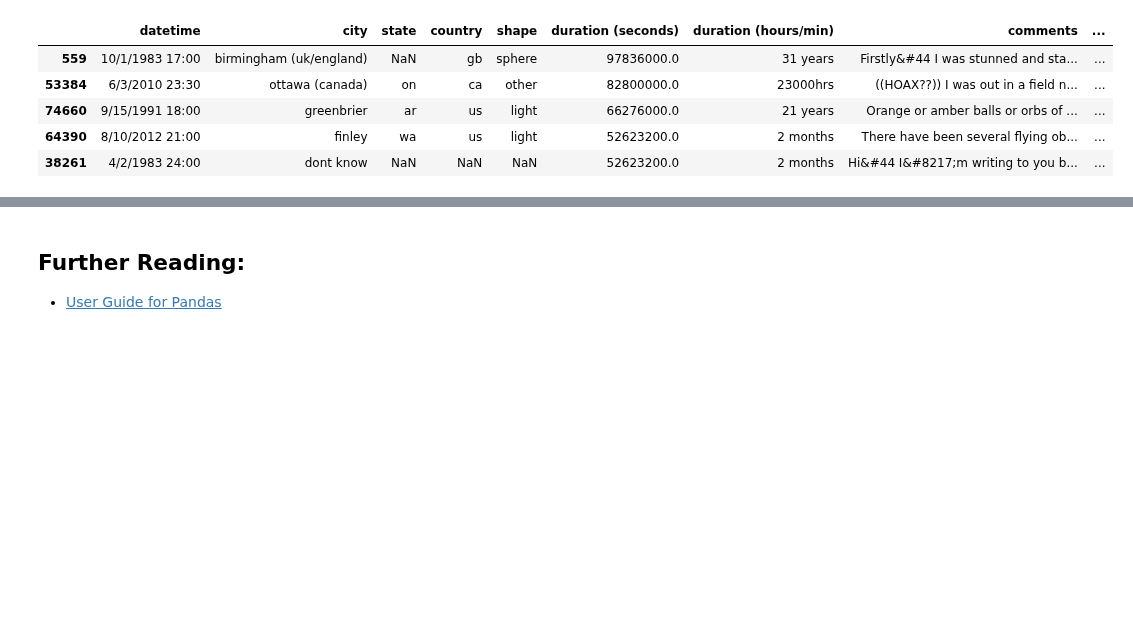
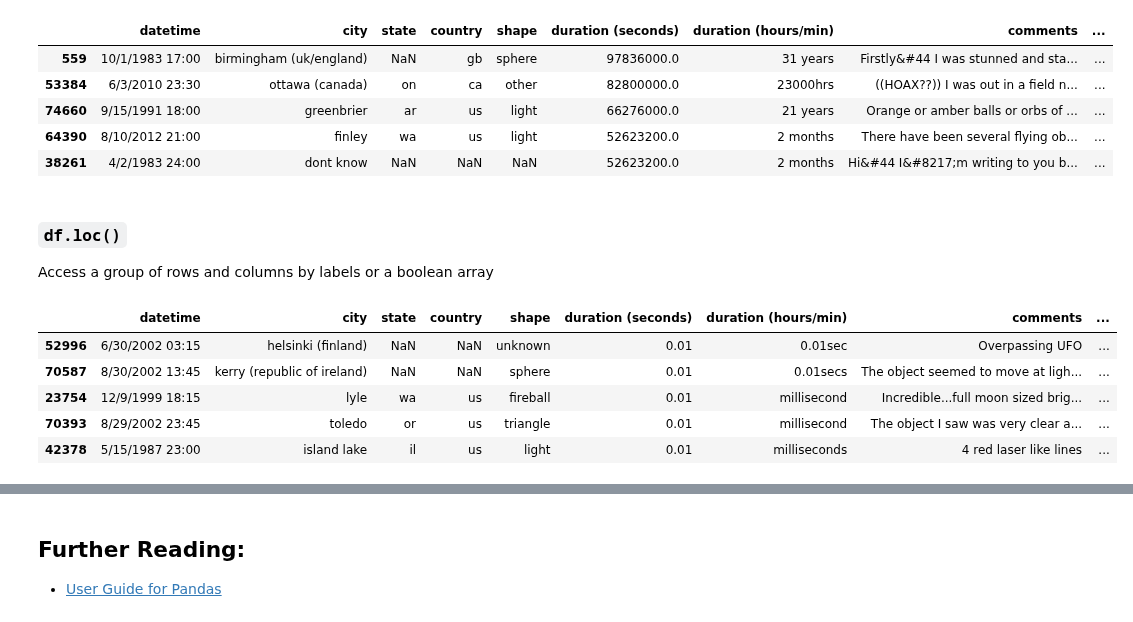
Before and after one commit to DavoodSZ1993/Python_Tutorial, a Jupyter notebook: pandas_tutorial.ipynb, the cells around one changed output, grey strips where cells are left out. Cells and saved outputs as stored; diff of their text form; code cells hidden in the pictures; blank space fills up the shorter version.

```diff
--- a/pandas_tutorial.ipynb
+++ b/pandas_tutorial.ipynb
@@ -198,3 +247,17 @@ df.head()
 | 74660 | 9/15/1991 18:00 | greenbrier | ar | us | light | 66276000.0 | 21 years | Orange or amber balls or orbs of ... | ... |
 | 64390 | 8/10/2012 21:00 | finley | wa | us | light | 52623200.0 | 2 months | There have been several flying ob... | ... |
 | 38261 | 4/2/1983 24:00 | dont know | NaN | NaN | NaN | 52623200.0 | 2 months | Hi&#44 I&#8217;m writing to you b... | ... |
+# %% [markdown]
+### `df.loc()`
+Access a group of rows and columns by labels or a boolean array
+# %%
+df2 = df.copy()
+df2 = df2.loc[df2['latitude']>42]
+df2.tail(5)
+# %% [output]
+|  | datetime | city | state | country | shape | duration (seconds) | duration (hours/min) | comments | ... |
+| 52996 | 6/30/2002 03:15 | helsinki (finland) | NaN | NaN | unknown | 0.01 | 0.01sec | Overpassing UFO | ... |
+| 70587 | 8/30/2002 13:45 | kerry (republic of ireland) | NaN | NaN | sphere | 0.01 | 0.01secs | The object seemed to move at ligh... | ... |
+| 23754 | 12/9/1999 18:15 | lyle | wa | us | fireball | 0.01 | millisecond | Incredible...full moon sized brig... | ... |
+| 70393 | 8/29/2002 23:45 | toledo | or | us | triangle | 0.01 | millisecond | The object I saw was very clear a... | ... |
+| 42378 | 5/15/1987 23:00 | island lake | il | us | light | 0.01 | milliseconds | 4 red laser like lines | ... |
```
Also changed, not shown: parts of 18 cells of this notebook.
